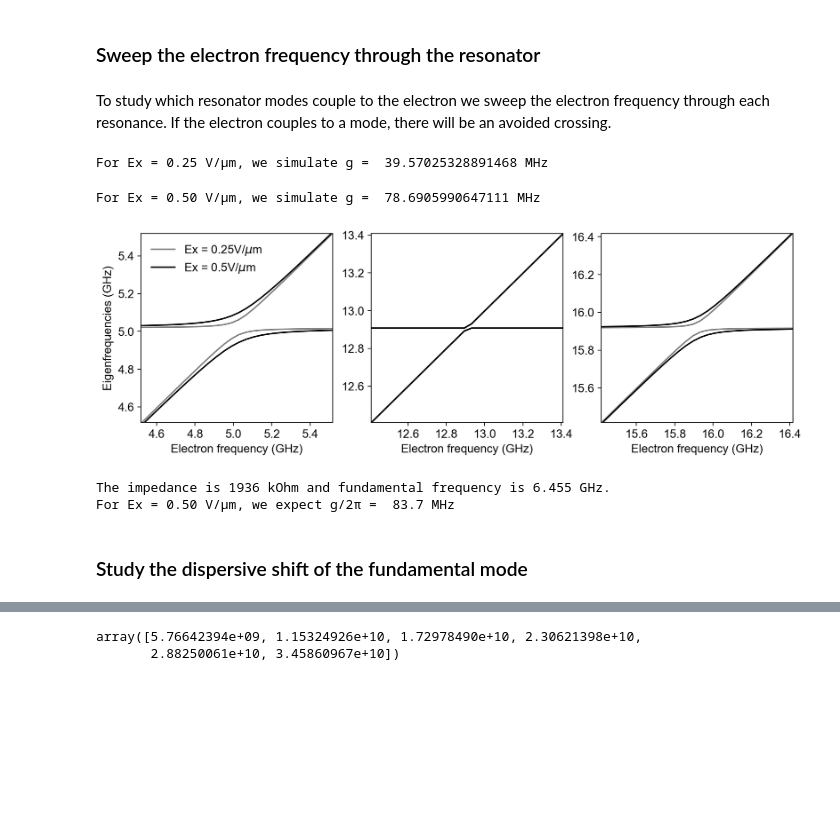
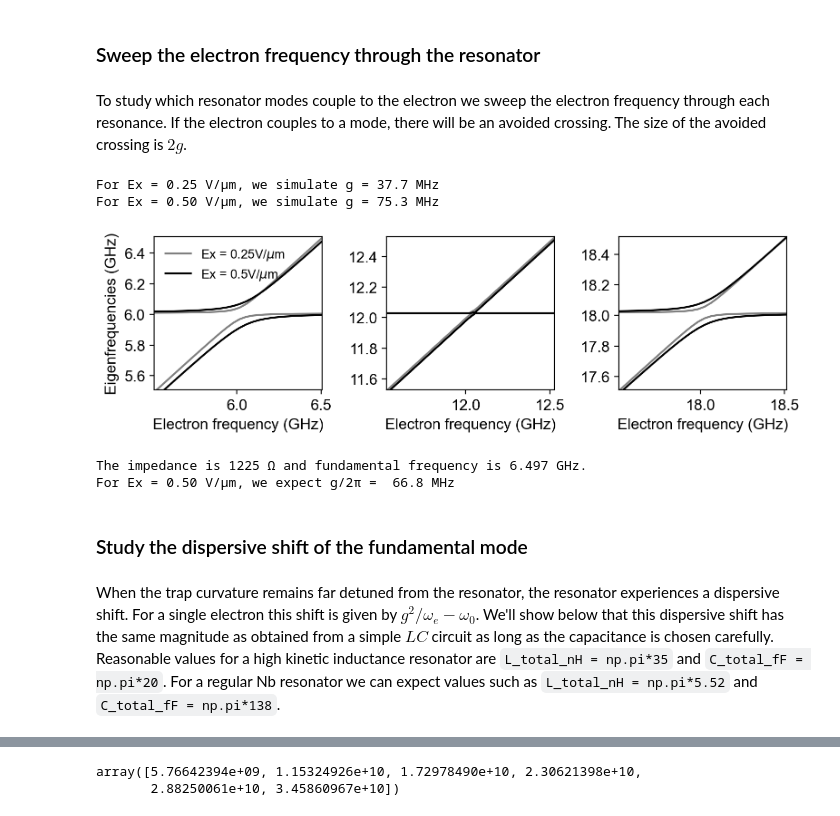
Before and after one commit to gkoolstra/quantum_electron, a Jupyter notebook: examples/97_transmission_line.ipynb, the cells around one changed output, grey strips where cells are left out. Saved outputs shown, nothing was run; the diff lists cells and outputs as text; code cells hidden in the pictures; blank space fills up the shorter version.

```diff
--- a/examples/97_transmission_line.ipynb
+++ b/examples/97_transmission_line.ipynb
@@ -545,18 +549,17 @@ eigenfreqs = np.zeros((len(dot_capacitances_fF), 6))
 
 fig = plt.figure(figsize=(6.,4.))
 
-for L_total_nH, C_total_fF in zip([200], [33]):
+for L_total_nH, C_total_fF, linestyle in zip([200], [33], ['-']):
     for m, C_dot_fF in enumerate(dot_capacitances_fF):
-
         evecs_sorted, ev_sorted, dV = make_network(dx_um=dx_um, total_length_mm=total_length_mm, C_dot_fF=C_dot_fF,
-                                                L_total_nH=L_total_nH, C_total_fF=C_total_fF, plot=False, return_all=True)
-
+                                                   L_total_nH=L_total_nH, C_total_fF=C_total_fF, plot=False, return_all=True)
 
         deltaV[m, :] = np.abs(np.array(dV))
         eigenfreqs[m, :] = np.sqrt(ev_sorted[:6]) / (2 * np.pi * 1e9)
 
     for k in range(4):
-        plt.plot(dot_capacitances_fF, deltaV[:, k] / 1e13)
+        plt.plot(dot_capacitances_fF, deltaV[:, k] / 1e13, linestyle)
+
     plt.xlabel("Dot capacitance (fF)")
     plt.ylabel("Voltage across the dot $V_0 - V_{-1}$ (a.u.)")
     plt.xlim(dot_capacitances_fF.min(), dot_capacitances_fF.max())
@@ -727,9 +730,11 @@ C_total_fF= 33
 
 s21s = np.zeros((len(dot_capacitances_fF), 10000))
 
-for m, C_dot_fF in tqdm(enumerate(dot_capacitances_fF)):
-    s21 = make_scikit_network(L_total_nH=L_total_nH, C_total_fF=C_total_fF, C_dot_fF=C_dot_fF, fmin=1e9, fmax=30e9, plot=False, return_all=True)
-    s21s[m, :] = 20 * np.log10(np.abs(s21))
+with alive_bar(len(dot_capacitances_fF), spinner='dots', force_tty=True) as bar:
+    for m, C_dot_fF in enumerate(dot_capacitances_fF):
+        s21 = make_scikit_network(L_total_nH=L_total_nH, C_total_fF=C_total_fF, C_dot_fF=C_dot_fF, fmin=1e9, fmax=30e9, plot=False, return_all=True)
+        s21s[m, :] = 20 * np.log10(np.abs(s21))
+        bar()
 # %%
 fig = plt.figure(figsize=(7.,4.))
 plt.pcolormesh(dot_capacitances_fF, np.linspace(1, 30, 10000), s21s.T)
@@ -1015,62 +1019,66 @@ evecs, evals = diagonalize_this(**params, plot=True)
 # %% [markdown]
 ### Sweep the electron frequency through the resonator
 # %% [markdown]
-To study which resonator modes couple to the electron we sweep the electron frequency through each resonance. If the electron couples to a mode, there will be an avoided crossing.
+To study which resonator modes couple to the electron we sweep the electron frequency through each resonance. If the electron couples to a mode, there will be an avoided crossing. The size of the avoided crossing is $2g$.
 # %%
 electron_freqs = np.linspace(1e9, 20e9, 501)
 
 max_modes = 6
 eigenfrequencies = np.zeros((len(electron_freqs), max_modes))
-fig, ax = plt.subplots(1, 3, figsize=(12.,3.5))
+fig, ax = plt.subplots(1, 3, figsize=(8., 2.5))
 
 for Ex, color in zip([0.25e6, 0.50e6], ['gray', 'black']):
 
     params = {"dx_um" : 20,
               "total_length_mm" : 2,
-              "C_dot_fF" : 3,
-              "L_total_nH" : 150,
-              "C_total_fF" : 40,
+              "C_dot_fF" : 0.02,
+              "L_total_nH" : np.pi*35,
+              "C_total_fF" : np.pi*20,
               "omega_e" : np.nan,
               "alpha_a_prime" : Ex,
               "alpha_b_prime" : -Ex}
 
-    for k, f_e in tqdm(enumerate(electron_freqs)):
-        params["omega_e"] = 2 * np.pi * f_e
-        evecs, efreqs = diagonalize_this(**params)
+    with alive_bar(len(electron_freqs), spinner='dots', force_tty=True) as bar:
+        for k, f_e in enumerate(electron_freqs):
+            params["omega_e"] = 2 * np.pi * f_e
+            evecs, efreqs = diagonalize_this(**params)
 
-        eigenfrequencies[k] = np.sort(efreqs[1:max_modes+1])
+            eigenfrequencies[k] = np.sort(efreqs[1:max_modes+1])
+            bar()
 
     for k in range(0,2):
         label = "" if k == 0 else f"Ex = {Ex/1e6}V/$\mu$m"
         ax[0].plot(electron_freqs/1e9, eigenfrequencies[:, k]/1e9, color=color, label=label)
         ax[0].set_ylim(electron_freqs.min()/1e9, electron_freqs.max()/1e9)
 
-    ax[0].legend(loc=0, frameon=False)
+    ax[0].legend(loc=0, frameon=False, prop={"size" : 10})
 
     # Estimate g from the minimum distance.
-    print(f"For Ex = {Ex/1e6:0.2f} V/µm, we simulate g = ", 0.5 * np.min(eigenfrequencies[:, 1] - eigenfrequencies[:, 0]) / 1e6, "MHz")
+    print(f"For Ex = {Ex/1e6:0.2f} V/µm, we simulate g = {0.5 * np.min(eigenfrequencies[:, 1] - eigenfrequencies[:, 0]) / 1e6 :.1f} MHz")
 
     for k in range(6):
         label = "" if k == 0 else f"Ex = {Ex/1e6}V/$\mu$m"
         ax[1].plot(electron_freqs/1e9, eigenfrequencies[:, k]/1e9, color=color, label=label)
 
     for k in range(6):
         label = "" if k == 0 else f"Ex = {Ex/1e6}V/$\mu$m"
         ax[2].plot(electron_freqs/1e9, eigenfrequencies[:, k]/1e9, color=color, label=label)
 
     bare_freqs = eigenfrequencies[-1, :3]
     for k in range(3):
         ax[k].set_xlabel("Electron frequency (GHz)")
 
         zoom = 1e9
         ax[k].set_xlim((bare_freqs[k] - zoom/2)/1e9, (bare_freqs[k] + zoom/2)/1e9)
         ax[k].set_ylim((bare_freqs[k] - zoom/2)/1e9, (bare_freqs[k] + zoom/2)/1e9)
 
     ax[0].set_ylabel("Eigenfrequencies (GHz)")
+
+    fig.tight_layout()
 # %% [output]
-For Ex = 0.25 V/µm, we simulate g =  39.57025328891468 MHz
+For Ex = 0.25 V/µm, we simulate g = 37.7 MHz
+For Ex = 0.50 V/µm, we simulate g = 75.3 MHz
-For Ex = 0.50 V/µm, we simulate g =  78.6905990647111 MHz
-[figure, old version]
+[figure, new version]
 # %%
 unit_cells = params['total_length_mm'] / (params['dx_um'] * 1e-3)
 dx = params['dx_um'] * 1e-6
@@ -1080,13 +1088,15 @@ C_l = params['C_total_fF'] * 1e-15 / unit_cells
 Z0_diff = np.sqrt(params['L_total_nH'] * 1e-9 / (1e-15 * params['C_total_fF']))
 f0_diff = 1/(2*params['total_length_mm'] * 1e-3) * 1 / np.sqrt(L_l * C_l / dx / dx)
 
-print(f"The impedance is {Z0_diff:.0f} kOhm and fundamental frequency is {f0_diff/1e9:.3f} GHz.")
+print(f"The impedance is {Z0_diff:.0f} Ω and fundamental frequency is {f0_diff/1e9:.3f} GHz.")
 print(f"For Ex = {Ex/1e6:0.2f} V/µm, we expect g/2π = {1e-6 * np.sqrt(2) * 0.5 * q_e * Ex * np.sqrt(Z0_diff * 2 * np.pi * f0_diff / m_e) / (2 * np.pi) : .1f} MHz")
 # %% [output]
-The impedance is 1936 kOhm and fundamental frequency is 6.455 GHz.
-For Ex = 0.50 V/µm, we expect g/2π =  83.7 MHz
+The impedance is 1225 Ω and fundamental frequency is 6.497 GHz.
+For Ex = 0.50 V/µm, we expect g/2π =  66.8 MHz
 # %% [markdown]
 ### Study the dispersive shift of the fundamental mode
+# %% [markdown]
+When the trap curvature remains far detuned from the resonator, the resonator experiences a dispersive shift. For a single electron this shift is given by $g^2 / \omega_e - \omega_0$. We'll show below that this dispersive shift has the same magnitude as obtained from a simple $LC$ circuit as long as the capacitance is chosen carefully. Reasonable values for a high kinetic inductance resonator are `L_total_nH = np.pi*35` and `C_total_fF = np.pi*20`. For a regular Nb resonator we can expect values such as `L_total_nH = np.pi*5.52` and `C_total_fF = np.pi*138`.
 # %%
 from scipy.constants import elementary_charge, electron_mass
 
```
Also changed, not shown: parts of 11 cells of this notebook, 2 other files.
